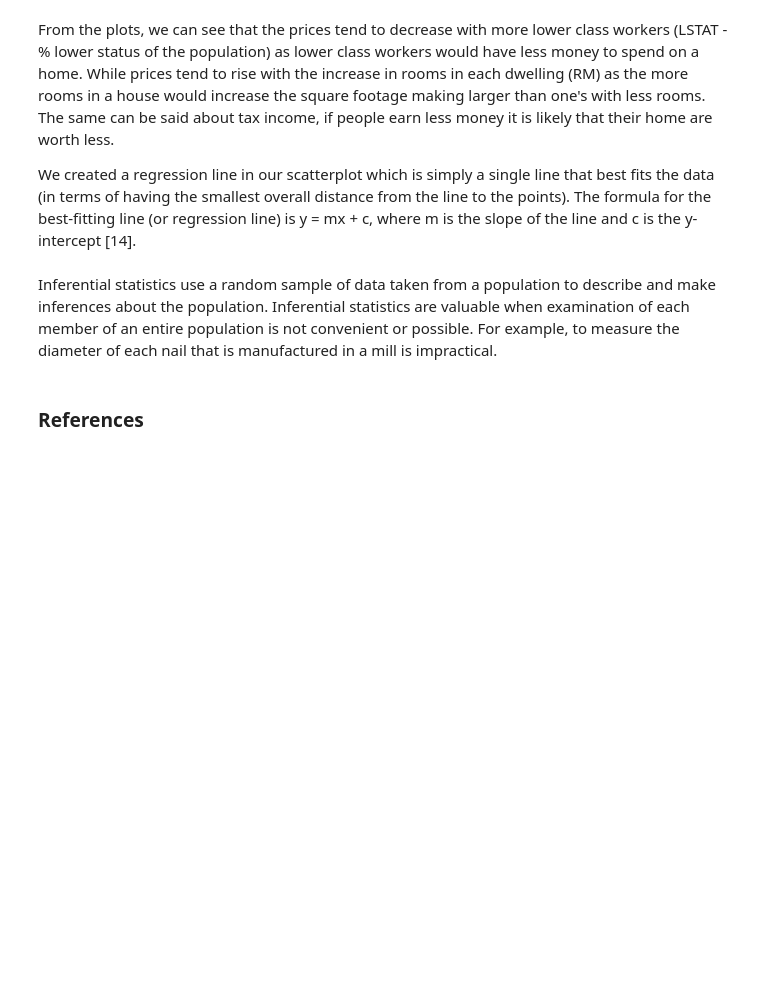
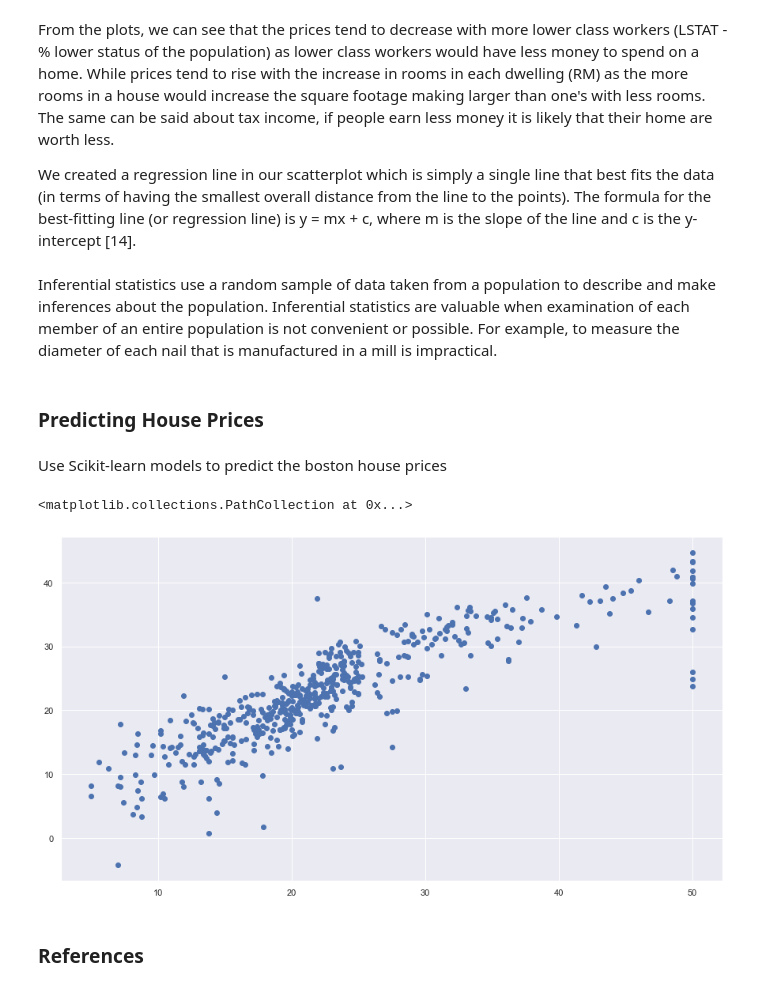
Before and after one commit to JohnADeady/ML-S-Project, a Jupyter notebook: Boston House Prices.ipynb, the cells around one changed output. Cells and saved outputs as stored; diff of their text form; code cells hidden in the pictures; blank space fills up the shorter version.

```diff
--- a/Boston House Prices.ipynb
+++ b/Boston House Prices.ipynb
@@ -177,0 +172,17 @@ Inferential statistics use a random sample of data taken from a population to de
+# %% [markdown]
+### Predicting House Prices
+# %% [markdown]
+Use Scikit-learn models to predict the boston house prices
+# %%
+from sklearn.linear_model import LinearRegression
+X = data.drop('Price', axis = 1)
+
+# This creates a linearRegression object
+LR = LinearRegression()
+LR.fit(X, data.Price)
+LR.predict(X)
+
+plt.scatter(data.Price, LR.predict(X))
+# %% [output]
+<matplotlib.collections.PathCollection at 0x...>
+[figure, added]
```
Also changed, not shown: parts of 5 cells of this notebook.
